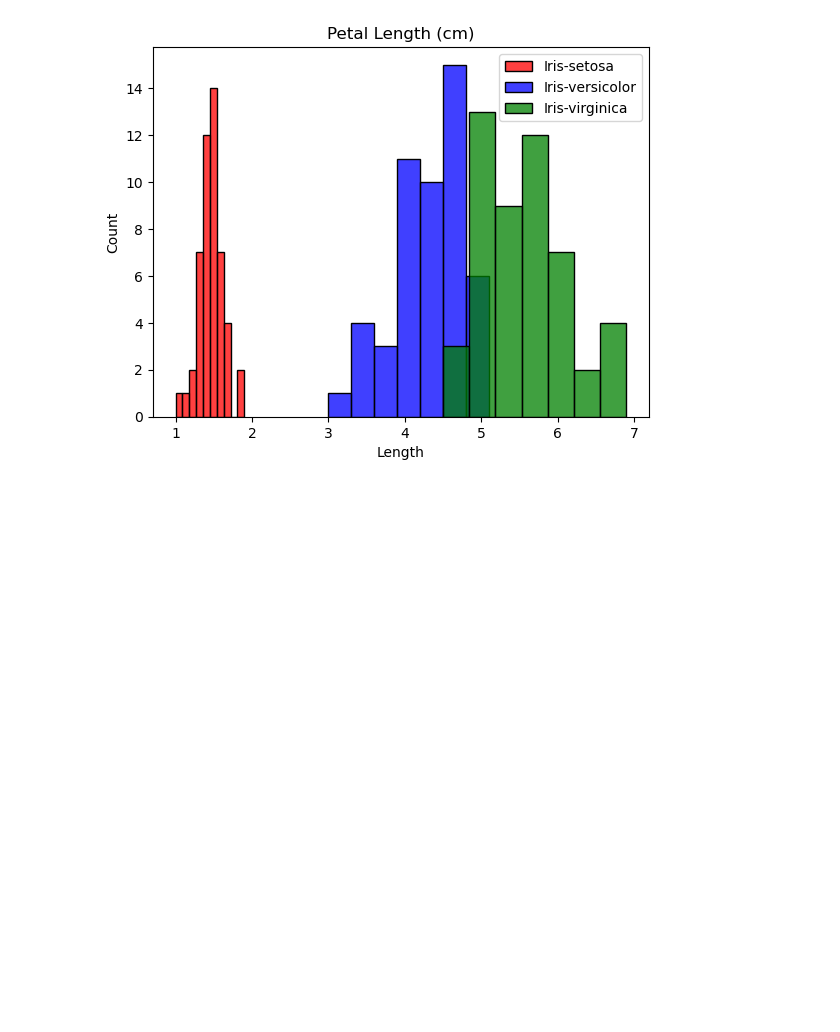
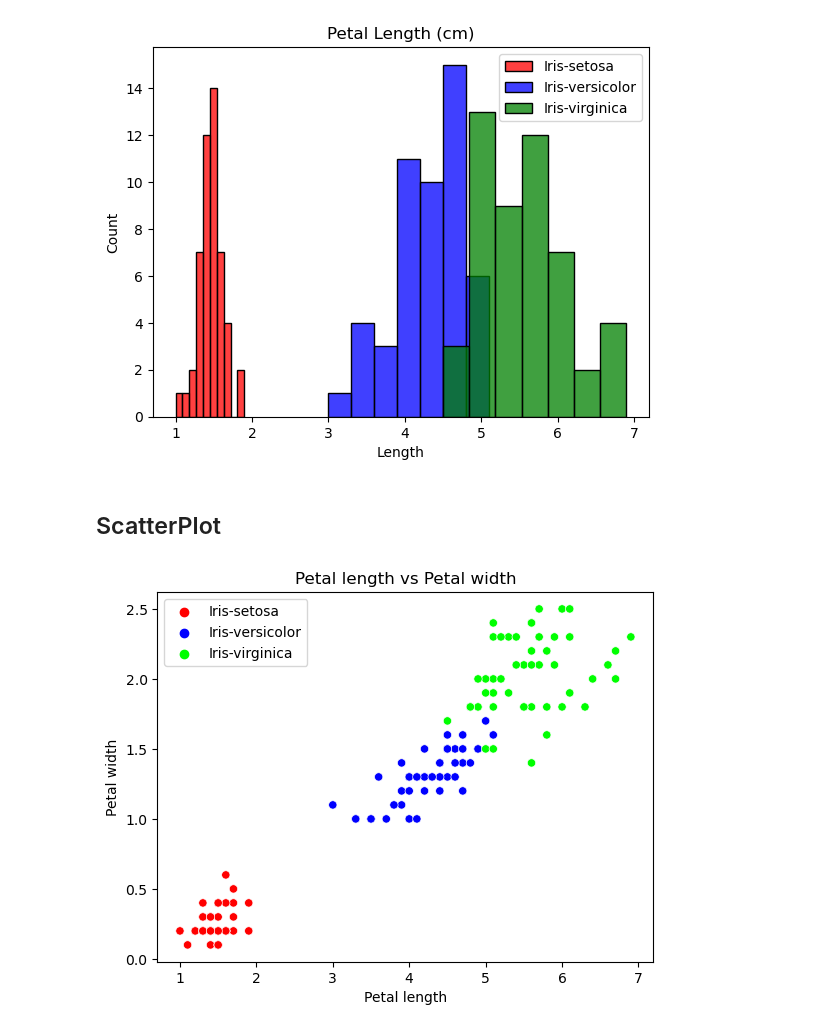
Before and after one commit to frankquinn89/Fundamentals_of_Data_Analysis, a Jupyter notebook: project.ipynb, the cells around one changed output. Cells and saved outputs as stored; diff of their text form; code cells hidden in the pictures; blank space fills up the shorter version.

Commit message:
added scattor plots

```diff
--- a/project.ipynb
+++ b/project.ipynb
@@ -150,3 +150,20 @@ create_histogram("Sepal Width (cm)")
 create_histogram("Petal Length (cm)")
 # %% [output]
 [figure]
+# %% [markdown]
+## ScatterPlot
+# %%
+def plot_petal_scattor(xaxis, yaxis):
+    #Define paramters for scattor plot : axis, data, colour etc
+    sb.scatterplot(x = xaxis, y = yaxis, data = data,  hue = "Species",  palette = ["red","blue","lime"])
+    plt.title("Petal length vs Petal width")
+    plt.xlabel("Petal length")
+    plt.ylabel("Petal width")
+    plt.legend()
+    #Save image to image folder
+    #Display image to user
+    plt.show()
+# %%
+plot_petal_scattor('Petal Length (cm)','Petal Width (cm)' )
+# %% [output]
+[figure, added]
```
Also changed, not shown: parts of 1 cell of this notebook.
